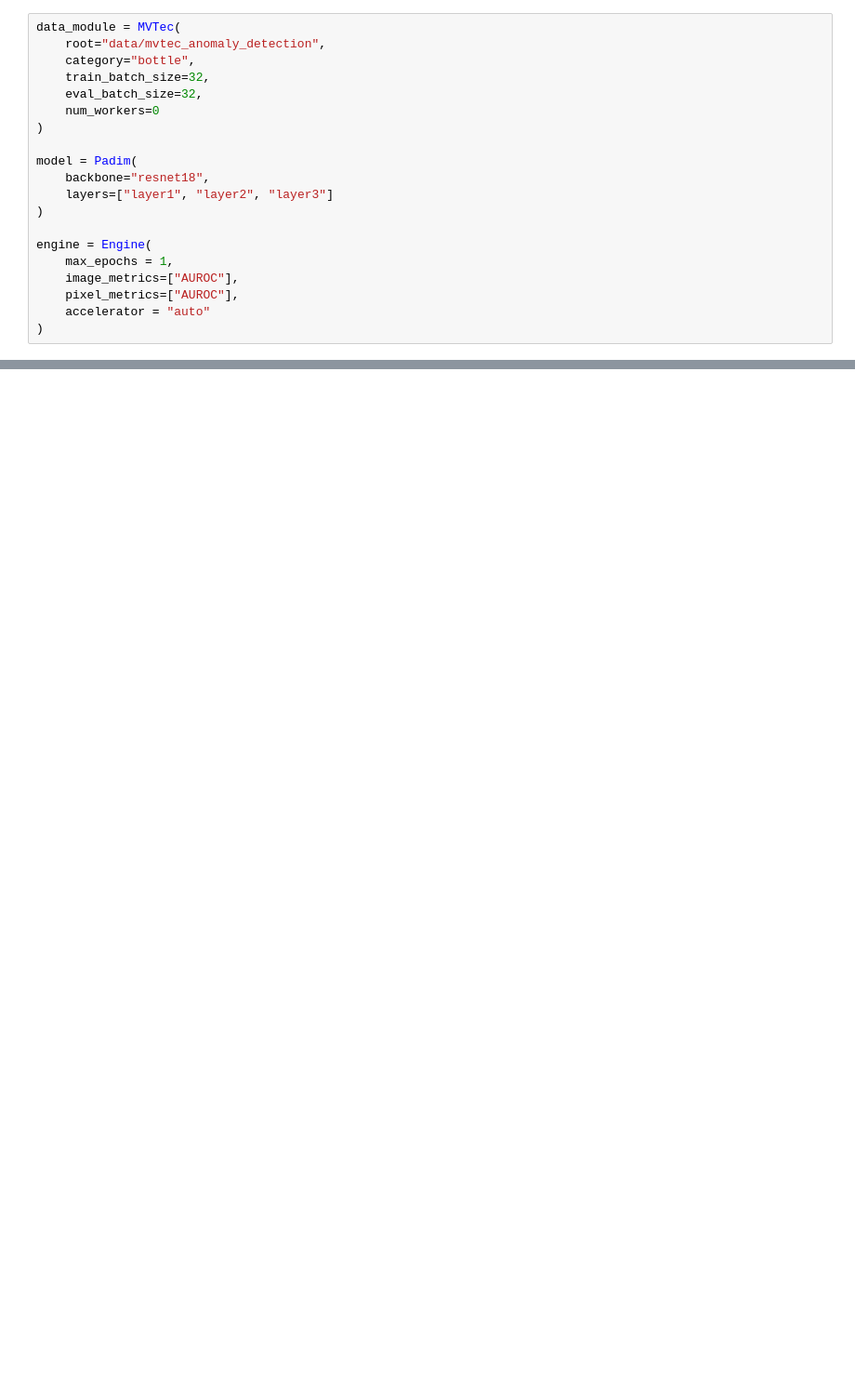
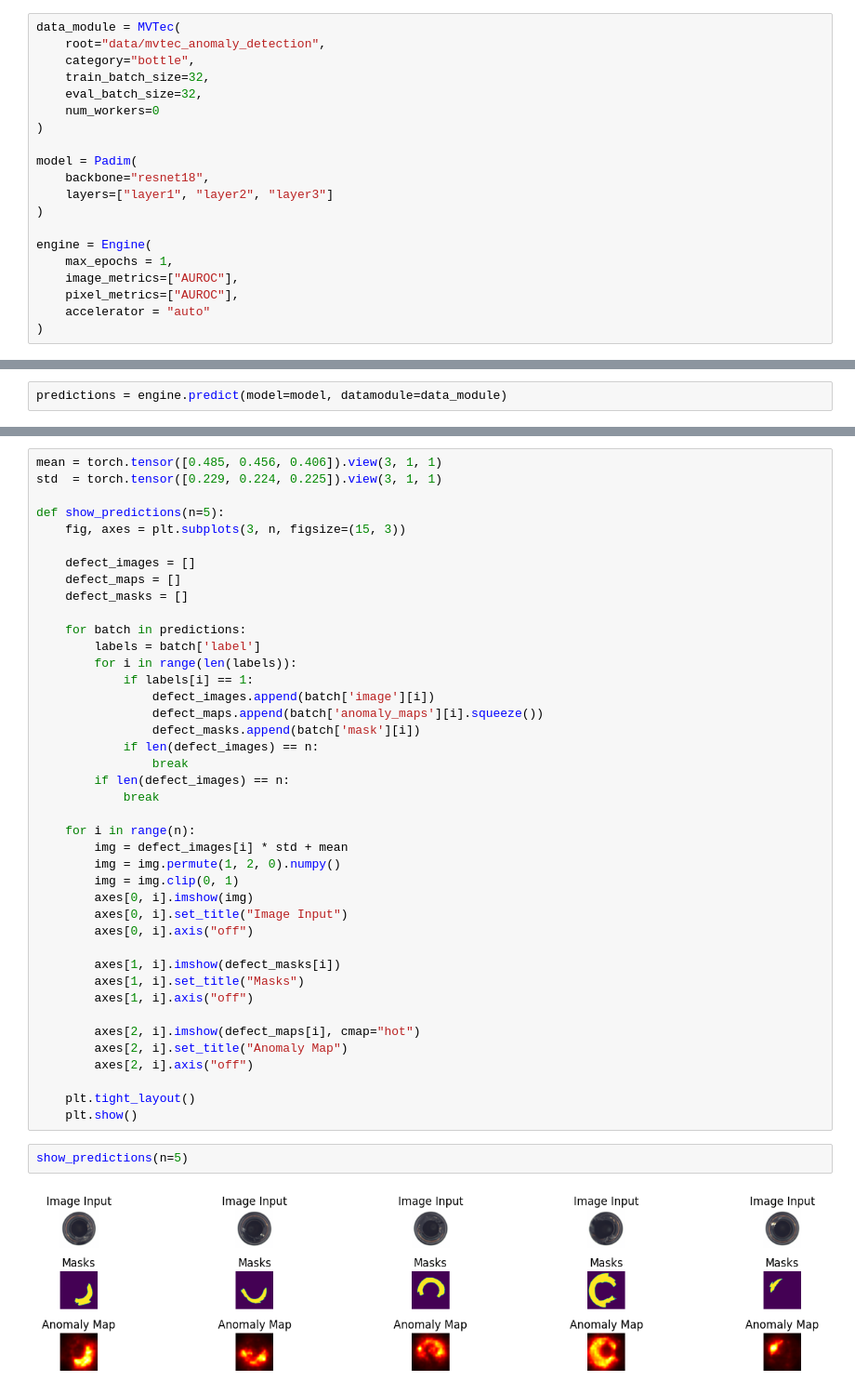
Before and after one commit to kietdoletuan/ai-ml-learning-portfolio, a Jupyter notebook: projects/defect-detector/02_padim_anomalib.ipynb, the cells around one changed output, grey strips where cells are left out. Shown at 93% size. Cells and saved outputs as stored; diff of their text form; blank space fills up the shorter version.

Commit message:
add: Defect Detector - anomaly map verification

```diff
--- a/projects/defect-detector/02_padim_anomalib.ipynb
+++ b/projects/defect-detector/02_padim_anomalib.ipynb
@@ -74,0 +77,2 @@ c:\miniconda3\envs\aio\Lib\site-packages\lightning\pytorch\trainer\connectors\da
+# %%
+predictions = engine.predict(model=model, datamodule=data_module)
@@ -74,0 +97,45 @@ c:\miniconda3\envs\aio\Lib\site-packages\lightning\pytorch\trainer\connectors\da
+# %%
+mean = torch.tensor([0.485, 0.456, 0.406]).view(3, 1, 1)
+std  = torch.tensor([0.229, 0.224, 0.225]).view(3, 1, 1)
+
+def show_predictions(n=5):
+    fig, axes = plt.subplots(3, n, figsize=(15, 3))
+
+    defect_images = []
+    defect_maps = []
+    defect_masks = []
+
+    for batch in predictions:
+        labels = batch['label']
+        for i in range(len(labels)):
+            if labels[i] == 1:
+                defect_images.append(batch['image'][i])
+                defect_maps.append(batch['anomaly_maps'][i].squeeze())
+                defect_masks.append(batch['mask'][i])
+            if len(defect_images) == n:
+                break
+        if len(defect_images) == n:
+            break
+
+    for i in range(n):
+        img = defect_images[i] * std + mean
+        img = img.permute(1, 2, 0).numpy()
+        img = img.clip(0, 1)
+        axes[0, i].imshow(img)
+        axes[0, i].set_title("Image Input")
+        axes[0, i].axis("off")
+
+        axes[1, i].imshow(defect_masks[i])
+        axes[1, i].set_title("Masks")
+        axes[1, i].axis("off")
+
+        axes[2, i].imshow(defect_maps[i], cmap="hot")
+        axes[2, i].set_title("Anomaly Map")
+        axes[2, i].axis("off")
+
+    plt.tight_layout()
+    plt.show()
+# %%
+show_predictions(n=5)
+# %% [output]
+[figure, added]
```
Also changed, not shown: parts of 5 cells of this notebook, 1 other file.
